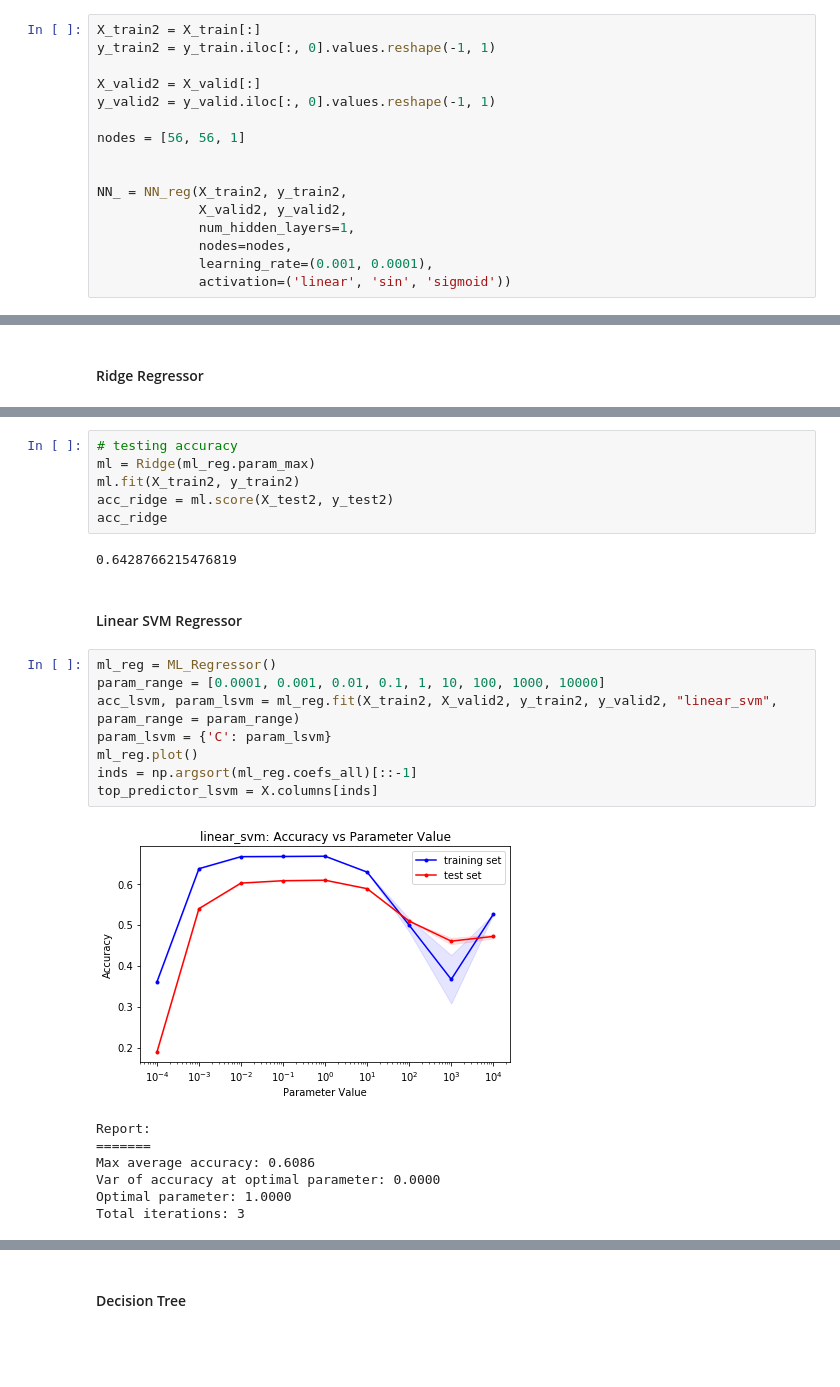
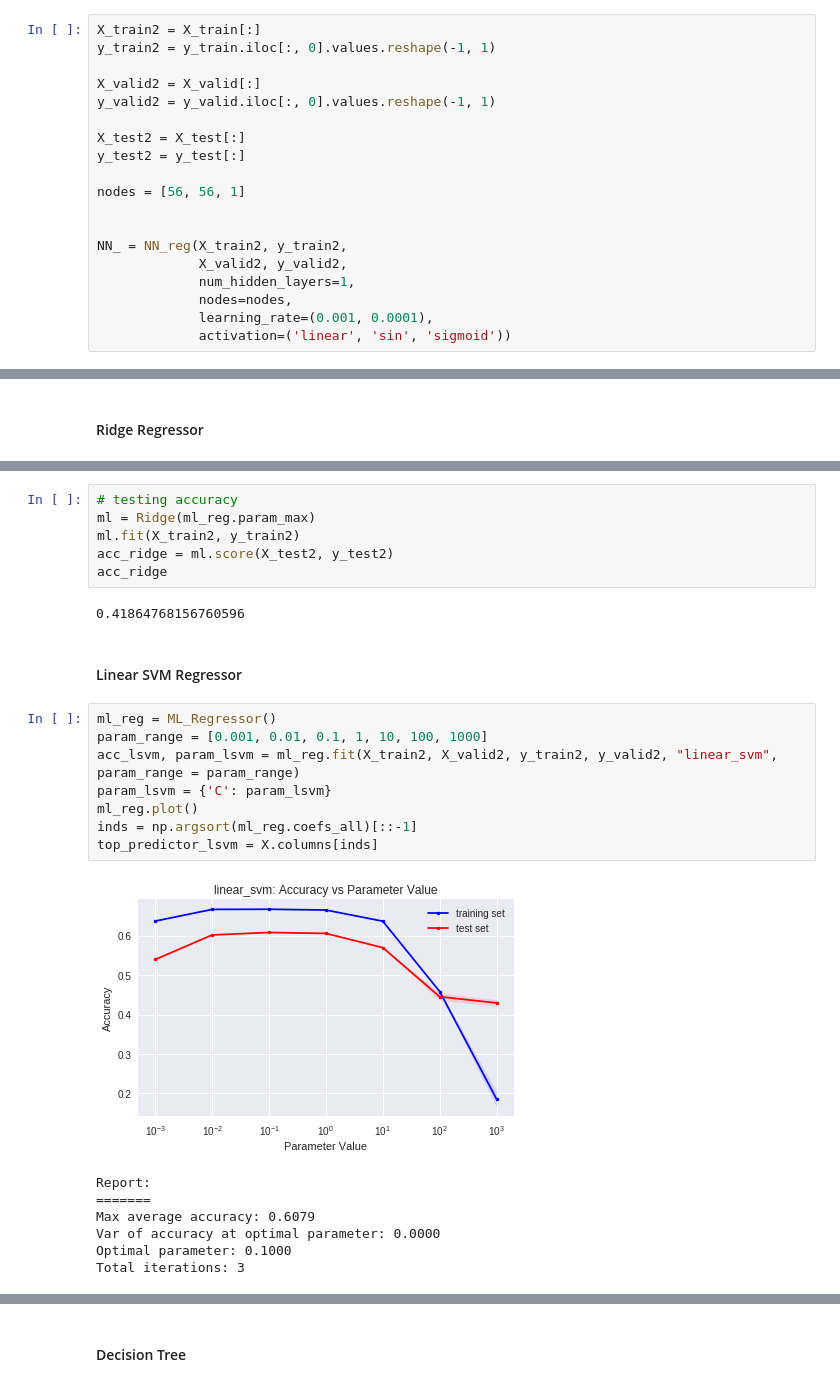
Before and after one commit to PrinceJavier/bikesharing-count-prediction-NN, a Jupyter notebook: SLT4a-DL-Lab-1.ipynb, the cells around one changed output, grey strips where cells are left out. Cells and saved outputs as stored; diff of their text form; blank space fills up the shorter version.

```diff
--- a/SLT4a-DL-Lab-1.ipynb
+++ b/SLT4a-DL-Lab-1.ipynb
@@ -400,6 +410,9 @@ y_train2 = y_train.iloc[:, 0].values.reshape(-1, 1)
 
 X_valid2 = X_valid[:]
 y_valid2 = y_valid.iloc[:, 0].values.reshape(-1, 1)
+
+X_test2 = X_test[:]
+y_test2 = y_test[:]
 
 nodes = [56, 56, 1]
 
@@ -758,24 +772,24 @@ ml.fit(X_train2, y_train2)
 acc_ridge = ml.score(X_test2, y_test2)
 acc_ridge
 # %% [output]
-0.6428766215476819
+0.41864768156760596
 # %% [markdown]
 #### Linear SVM Regressor
 # %%
 ml_reg = ML_Regressor()
-param_range = [0.0001, 0.001, 0.01, 0.1, 1, 10, 100, 1000, 10000]
+param_range = [0.001, 0.01, 0.1, 1, 10, 100, 1000]
 acc_lsvm, param_lsvm = ml_reg.fit(X_train2, X_valid2, y_train2, y_valid2, "linear_svm", param_range = param_range)
 param_lsvm = {'C': param_lsvm}
 ml_reg.plot()
 inds = np.argsort(ml_reg.coefs_all)[::-1]
 top_predictor_lsvm = X.columns[inds]
 # %% [output]
-[figure, old version]
+[figure, new version]
 Report:
 =======
-Max average accuracy: 0.6086
+Max average accuracy: 0.6079
 Var of accuracy at optimal parameter: 0.0000
-Optimal parameter: 1.0000
+Optimal parameter: 0.1000
 Total iterations: 3
 # %%
 # testing accuracy
```
Also changed, not shown: parts of 23 cells of this notebook.
